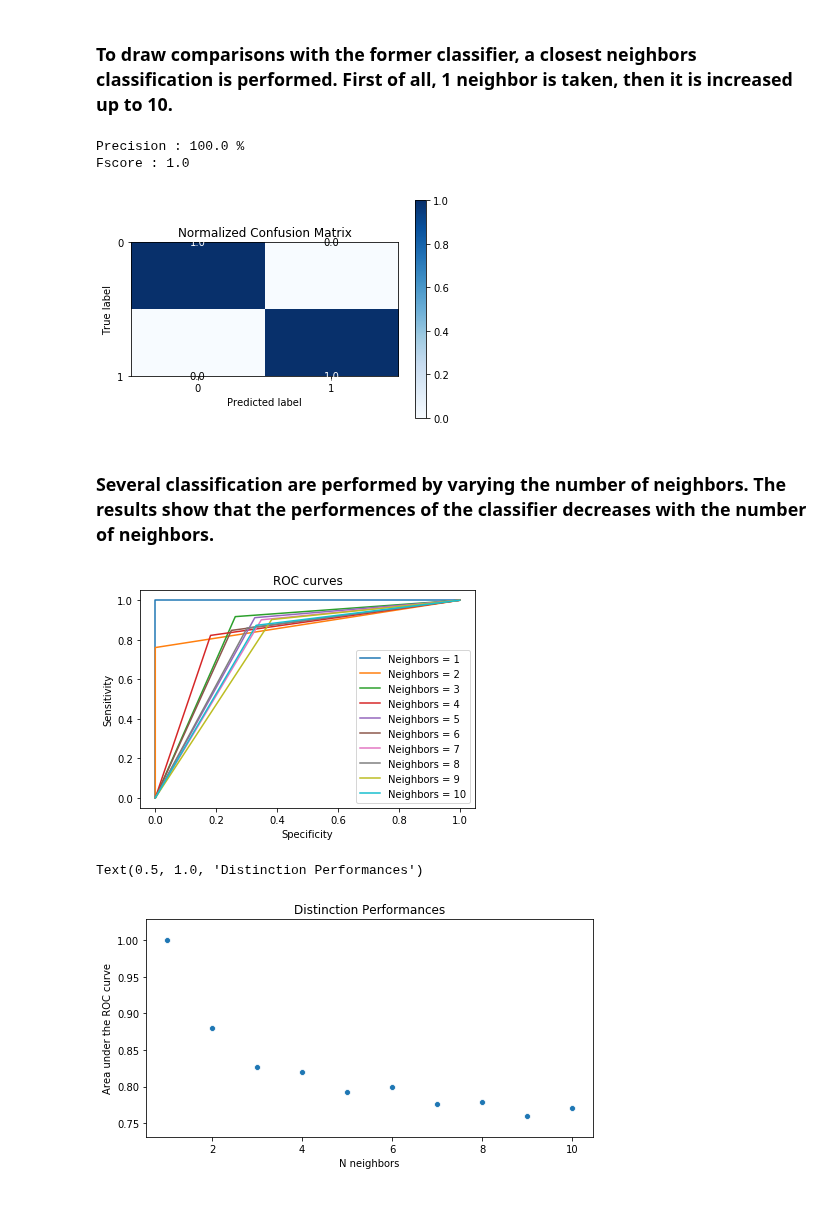
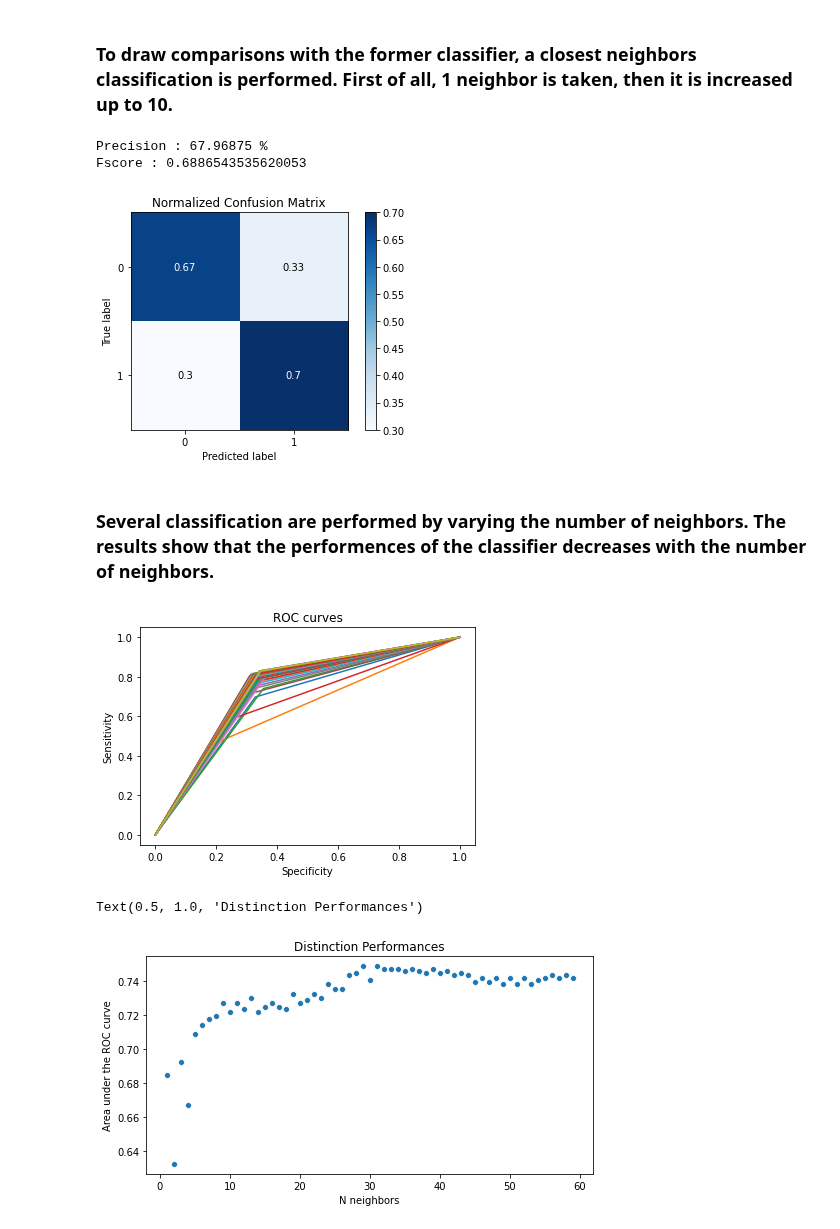
Before and after one commit to BenInTheBox/DataScienceInPractice, a Jupyter notebook: problem_set_3/assignement_2.ipynb, the cells around one changed output. Saved outputs shown, nothing was run; the diff lists cells and outputs as text; code cells hidden in the pictures; blank space fills up the shorter version.

```diff
--- a/problem_set_3/assignement_2.ipynb
+++ b/problem_set_3/assignement_2.ipynb
@@ -260,9 +266,9 @@ Rebalancing (50% Churn 50% no churn)
 # %% [markdown]
 ### We can build the train and test set of values. A ratio 60% - 40% is taken
 # %%
-train_ratio = 0.6
+train_ratio = 0.8
 split_churn = int(x_churn.shape[0]*train_ratio)
-split_no_churn = int(x_no_churn.shape[0]*0.75)
+split_no_churn = int(x_no_churn.shape[0]*train_ratio)
 print(split_churn)
 print(split_no_churn)
 
@@ -281,6 +287,9 @@ y_test = np.concatenate((y_no_churn[split_no_churn:], y_churn[split_churn:]))
 
 randomize4 = np.arange(x_test.shape[0])
 np.random.shuffle(randomize4)
-x_train = x_test[randomize4]
-y_train = y_test[randomize4]
+x_test = x_test[randomize4]
+y_test = y_test[randomize4]
+
+print(x_test.shape)
+print(x_train.shape)
 # %% [output]
@@ -369,36 +380,36 @@ print("Fscore :", Fscore)
 
 Confusion(y_test, y_guessed)
 # %% [output]
-Precision : 100.0 %
-Fscore : 1.0
+Precision : 67.96875 %
+Fscore : 0.6886543535620053
-[figure, old version]
+[figure, new version]
 # %% [markdown]
 ### Several classification are performed by varying the number of neighbors. The results show that the performences of the classifier decreases with the number of neighbors.
 # %%
-roc_auc = np.zeros(10)
-for i in range(1, 11):
+neighbors_range = 60
+roc_auc = np.zeros(neighbors_range-1)
+for i in range(1, neighbors_range):
     classifier = KNeighborsClassifier(n_neighbors=i)
     classifier.fit(input_x_train, y_train)
     y_guessed = classifier.predict(input_x_test)
 
     fpr, tpr, thresholds = metrics.roc_curve(y_test, y_guessed)
     roc_auc[i-1] = metrics.auc(fpr, tpr)
     plt.plot(fpr, tpr)
 
 plt.xlabel('Specificity')
 plt.ylabel('Sensitivity')
 plt.title("ROC curves")
-plt.legend(['Neighbors = 1', 'Neighbors = 2', 'Neighbors = 3', 'Neighbors = 4', 'Neighbors = 5',
-            'Neighbors = 6', 'Neighbors = 7', 'Neighbors = 8', 'Neighbors = 9', 'Neighbors = 10'])
+#plt.legend(['Neighbors = %d' %i for i in range(1, neighbors_range)])
 plt.show()
 
 
 plt.figure(figsize=(8, 4))
-x = range(1, 11)
+x = range(1, neighbors_range)
 ax = sns.scatterplot(x, roc_auc)
 ax.set(xlabel='N neighbors', ylabel='Area under the ROC curve')
 plt.title("Distinction Performances")
 # %% [output]
-[figure, old version]
+[figure, new version]
 Text(0.5, 1.0, 'Distinction Performances')
-[figure, old version]
+[figure, new version]
```
Also changed, not shown: parts of 9 cells of this notebook.
